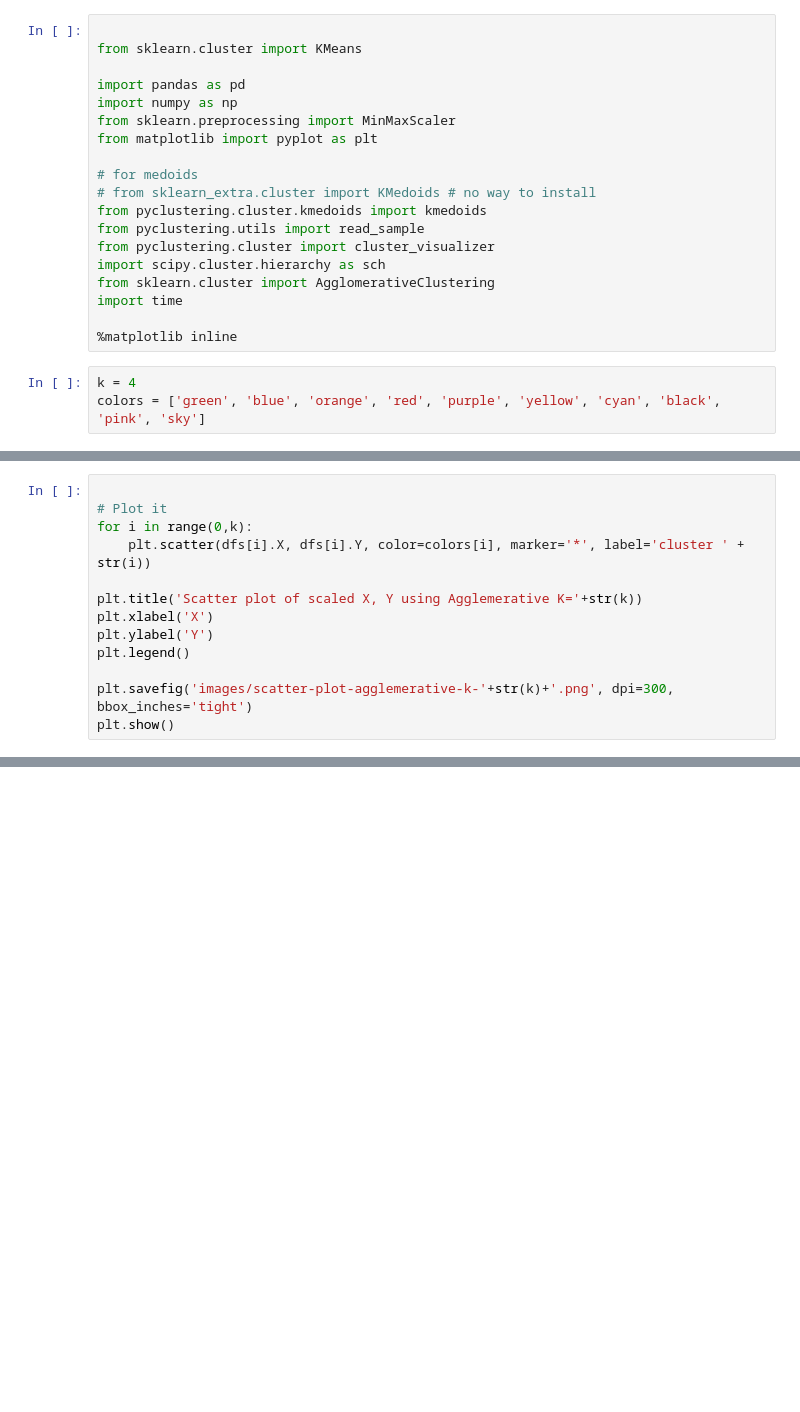
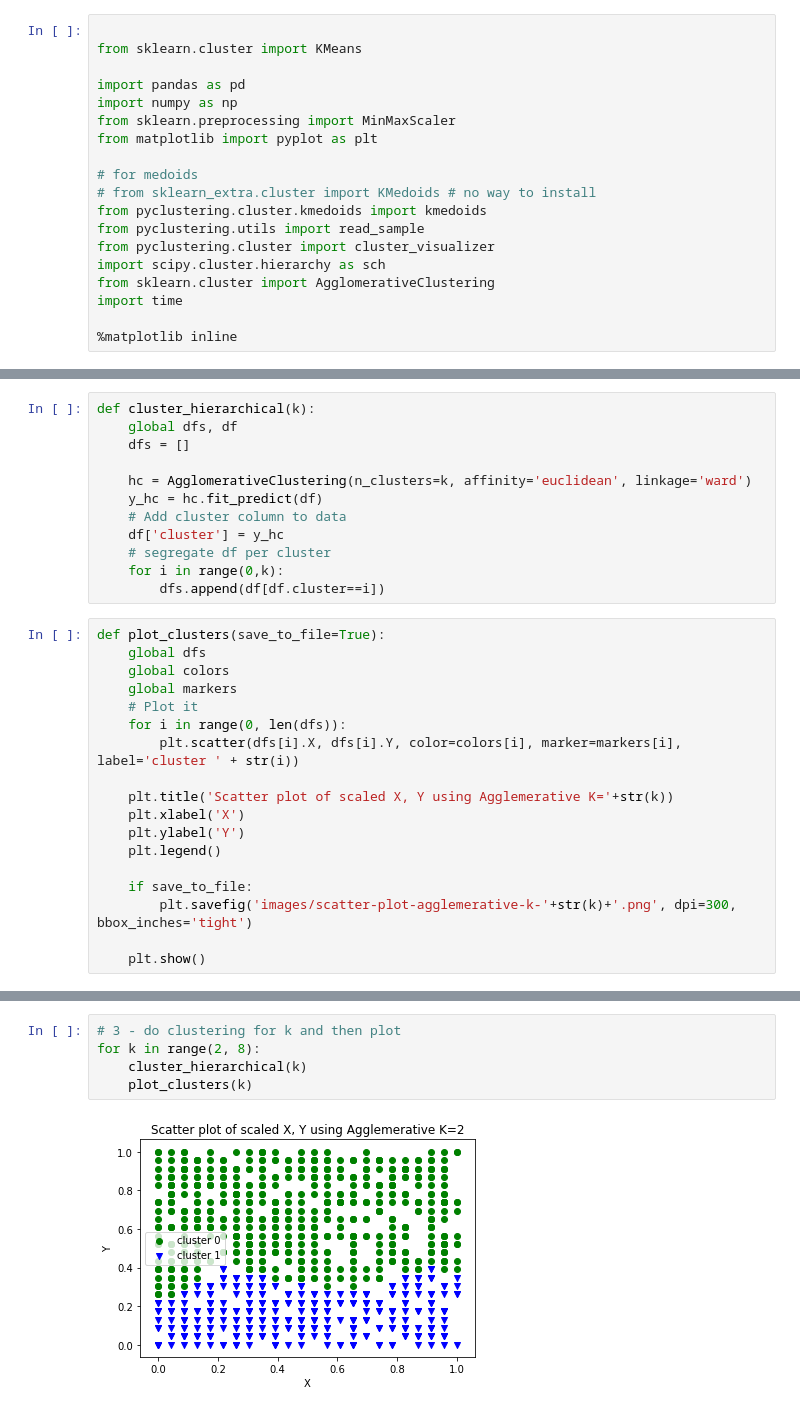
Before and after one commit to iloveyii/data-mining-lab2, a Jupyter notebook: hierarchical.ipynb, the cells around one changed output, grey strips where cells are left out. Drawn from its saved outputs; the diff is of its cells as text; blank space fills up the shorter version.

Commit message:
Added functions in hierarchical ipynb

```diff
--- a/hierarchical.ipynb
+++ b/hierarchical.ipynb
@@ -20,6 +20,3 @@ from sklearn.cluster import AgglomerativeClustering
 import time
 
 %matplotlib inline
-# %%
-k = 4
-colors = ['green', 'blue', 'orange', 'red', 'purple', 'yellow', 'cyan', 'black', 'pink', 'sky']
@@ -49,13 +46,30 @@ for i in range(0,k):
+# %%
+def cluster_hierarchical(k):
+    global dfs, df
+    dfs = []
+
+    hc = AgglomerativeClustering(n_clusters=k, affinity='euclidean', linkage='ward')
+    y_hc = hc.fit_predict(df)
+    # Add cluster column to data
+    df['cluster'] = y_hc
+    # segregate df per cluster
+    for i in range(0,k):
+        dfs.append(df[df.cluster==i])
 # %%
+def plot_clusters(save_to_file=True):
+    global dfs
+    global colors
+    global markers
+    # Plot it
+    for i in range(0, len(dfs)):
+        plt.scatter(dfs[i].X, dfs[i].Y, color=colors[i], marker=markers[i], label='cluster ' + str(i))
 
-# Plot it
-for i in range(0,k):
-    plt.scatter(dfs[i].X, dfs[i].Y, color=colors[i], marker='*', label='cluster ' + str(i))
+    plt.title('Scatter plot of scaled X, Y using Agglemerative K='+str(k))
+    plt.xlabel('X')
+    plt.ylabel('Y')
+    plt.legend()
 
-plt.title('Scatter plot of scaled X, Y using Agglemerative K='+str(k))
-plt.xlabel('X')
-plt.ylabel('Y')
-plt.legend()
+    if save_to_file:
+        plt.savefig('images/scatter-plot-agglemerative-k-'+str(k)+'.png', dpi=300, bbox_inches='tight')
 
-plt.savefig('images/scatter-plot-agglemerative-k-'+str(k)+'.png', dpi=300, bbox_inches='tight')
-plt.show()
+    plt.show()
@@ -63,0 +85,7 @@ plt.show()
+# %%
+# 3 - do clustering for k and then plot
+for k in range(2, 8):
+    cluster_hierarchical(k)
+    plot_clusters(k)
+# %% [output]
+[figure, added]
```
Also changed, not shown: parts of 10 cells of this notebook, 7 other files.
